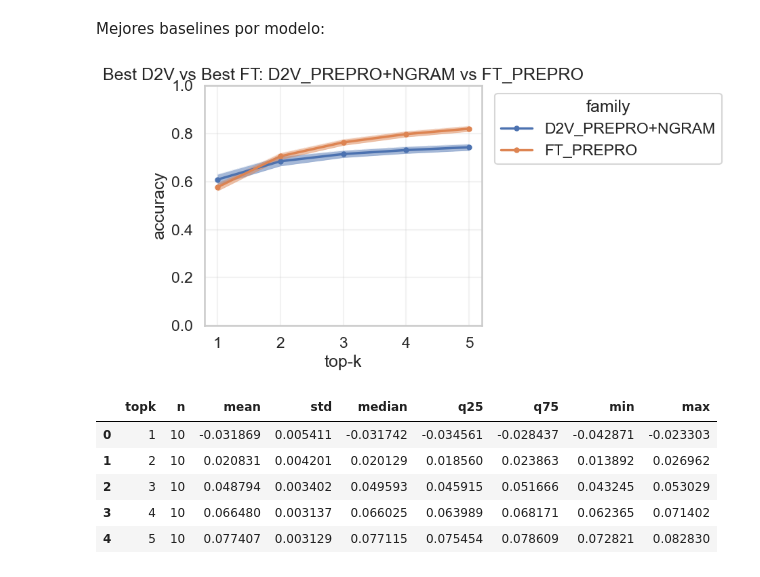
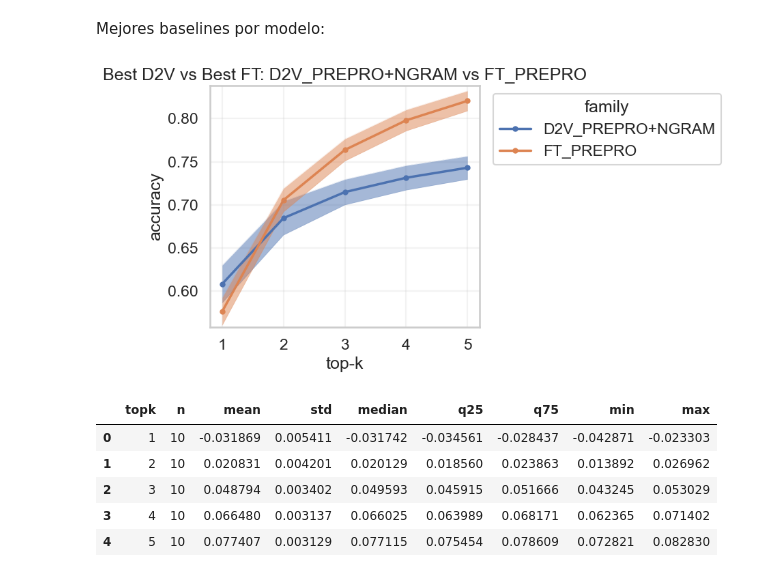
Before and after one commit to sstedoldi/tt1_clasi, a Jupyter notebook: 04-HSrecomm_iter_results_analysis.ipynb, the cells around one changed output. Saved outputs shown, nothing was run; the diff lists cells and outputs as text; code cells hidden in the pictures.

```diff
--- a/04-HSrecomm_iter_results_analysis.ipynb
+++ b/04-HSrecomm_iter_results_analysis.ipynb
@@ -625,14 +729,15 @@ Mejores baselines por modelo:
 # %%
 best_d2v = "D2V_PREPRO+NGRAM"
 best_ft = "FT_PREPRO"
 
 plot_topk_variability(
     baseline_long[baseline_long["family"].isin([best_d2v, best_ft])],
     group_col="family",
     title=f"Best D2V vs Best FT: {best_d2v} vs {best_ft}",
+    auto_ylim=True,
 )
 # %% [output]
-[figure, old version]
+[figure, new version]
 # %%
 sub = baseline_long[baseline_long["family"].isin([best_d2v, best_ft])].copy()
 
```
Also changed, not shown: parts of 11 cells of this notebook, 15 other files.
